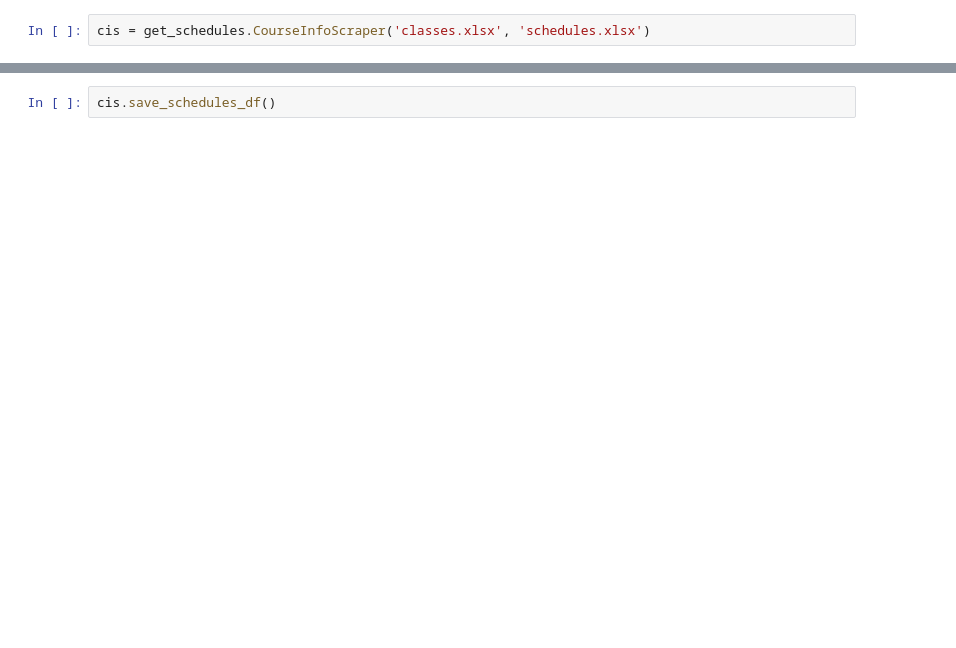
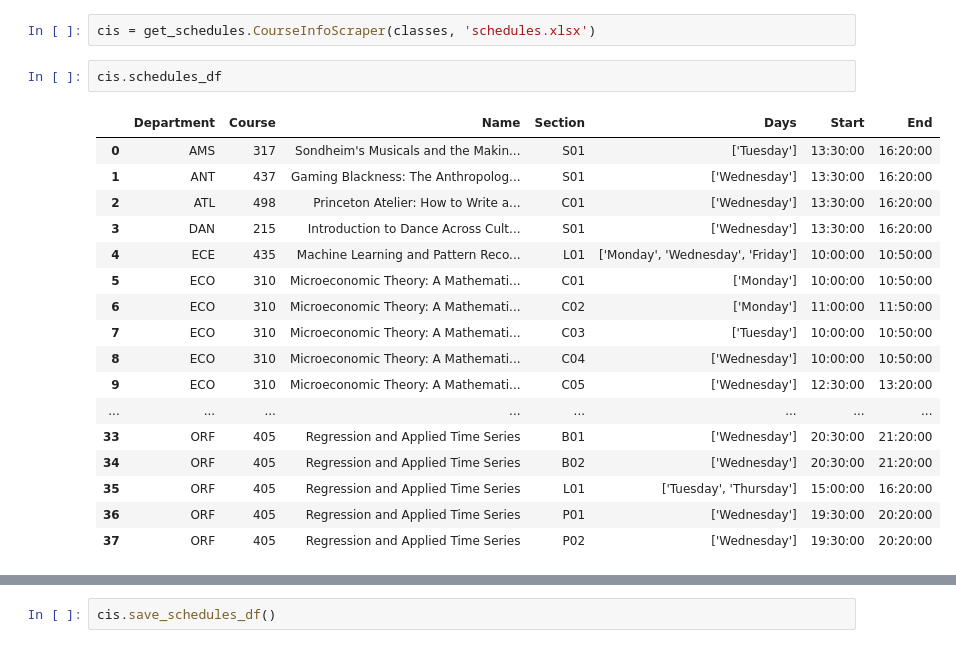
Before and after one commit to keverage-guan/courses, a Jupyter notebook: test_get_schedules.ipynb, the cells around one changed output, grey strips where cells are left out. Cells and saved outputs as stored; diff of their text form; blank space fills up the shorter version.

```diff
--- a/test_get_schedules.ipynb
+++ b/test_get_schedules.ipynb
@@ -13,5 +31,25 @@ importlib.reload(get_schedules)
 # %%
-cis = get_schedules.CourseInfoScraper('classes.xlsx', 'schedules.xlsx')
+cis = get_schedules.CourseInfoScraper(classes, 'schedules.xlsx')
+# %%
+cis.schedules_df
+# %% [output]
+|  | Department | Course | Name | Section | Days | Start | End |
+| 0 | AMS | 317 | Sondheim's Musicals and the Makin... | S01 | ['Tuesday'] | 13:30:00 | 16:20:00 |
+| 1 | ANT | 437 | Gaming Blackness: The Anthropolog... | S01 | ['Wednesday'] | 13:30:00 | 16:20:00 |
+| 2 | ATL | 498 | Princeton Atelier: How to Write a... | C01 | ['Wednesday'] | 13:30:00 | 16:20:00 |
+| 3 | DAN | 215 | Introduction to Dance Across Cult... | S01 | ['Wednesday'] | 13:30:00 | 16:20:00 |
+| 4 | ECE | 435 | Machine Learning and Pattern Reco... | L01 | ['Monday', 'Wednesday', 'Friday'] | 10:00:00 | 10:50:00 |
+| 5 | ECO | 310 | Microeconomic Theory: A Mathemati... | C01 | ['Monday'] | 10:00:00 | 10:50:00 |
+| 6 | ECO | 310 | Microeconomic Theory: A Mathemati... | C02 | ['Monday'] | 11:00:00 | 11:50:00 |
+| 7 | ECO | 310 | Microeconomic Theory: A Mathemati... | C03 | ['Tuesday'] | 10:00:00 | 10:50:00 |
+| 8 | ECO | 310 | Microeconomic Theory: A Mathemati... | C04 | ['Wednesday'] | 10:00:00 | 10:50:00 |
+| 9 | ECO | 310 | Microeconomic Theory: A Mathemati... | C05 | ['Wednesday'] | 12:30:00 | 13:20:00 |
+| ... | ... | ... | ... | ... | ... | ... | ... |
+| 33 | ORF | 405 | Regression and Applied Time Series | B01 | ['Wednesday'] | 20:30:00 | 21:20:00 |
+| 34 | ORF | 405 | Regression and Applied Time Series | B02 | ['Wednesday'] | 20:30:00 | 21:20:00 |
+| 35 | ORF | 405 | Regression and Applied Time Series | L01 | ['Tuesday', 'Thursday'] | 15:00:00 | 16:20:00 |
+| 36 | ORF | 405 | Regression and Applied Time Series | P01 | ['Wednesday'] | 19:30:00 | 20:20:00 |
+| 37 | ORF | 405 | Regression and Applied Time Series | P02 | ['Wednesday'] | 19:30:00 | 20:20:00 |
 # %%
 cis.scrape_course_info()
 # %% [output]
```
Also changed, not shown: parts of 6 cells of this notebook, 5 other files.
